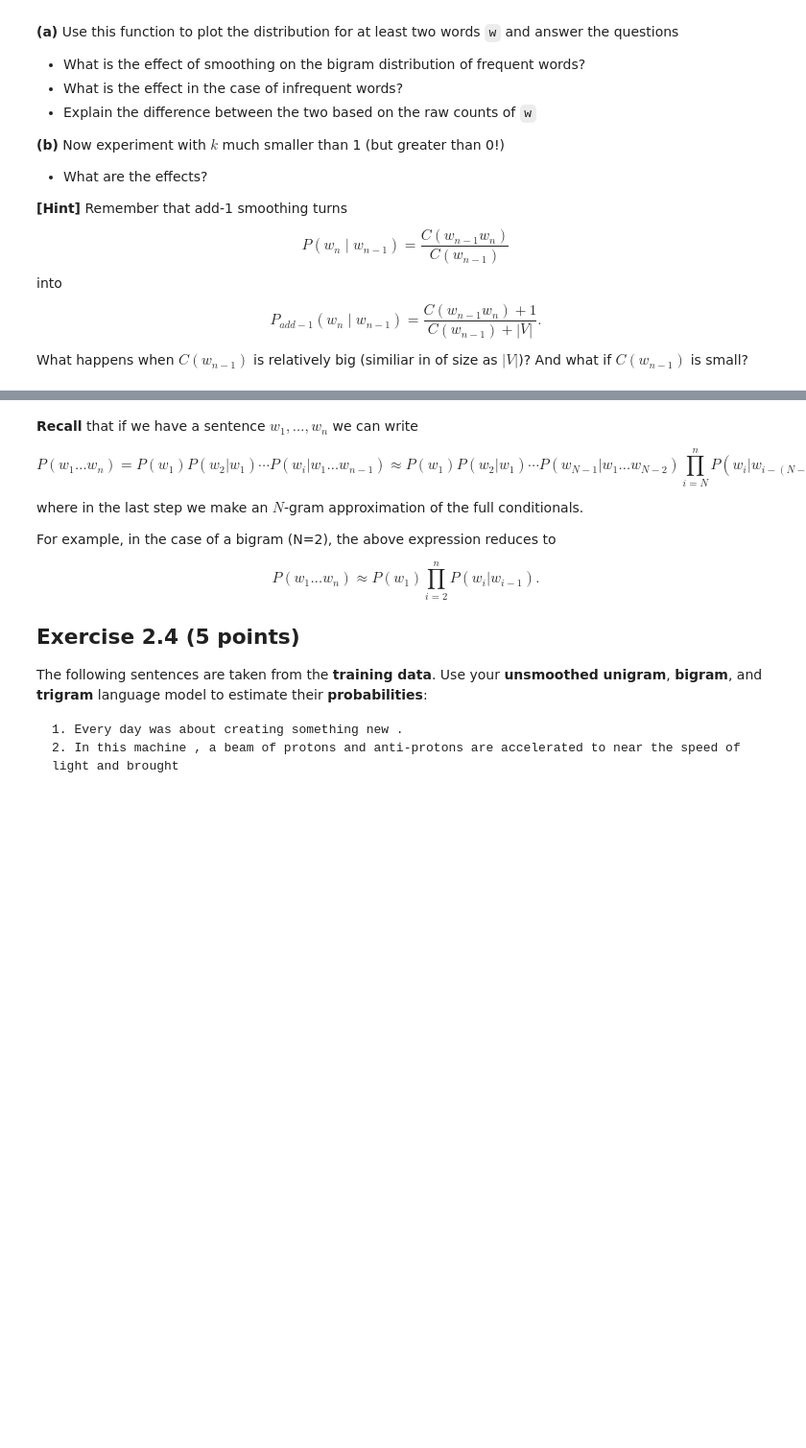
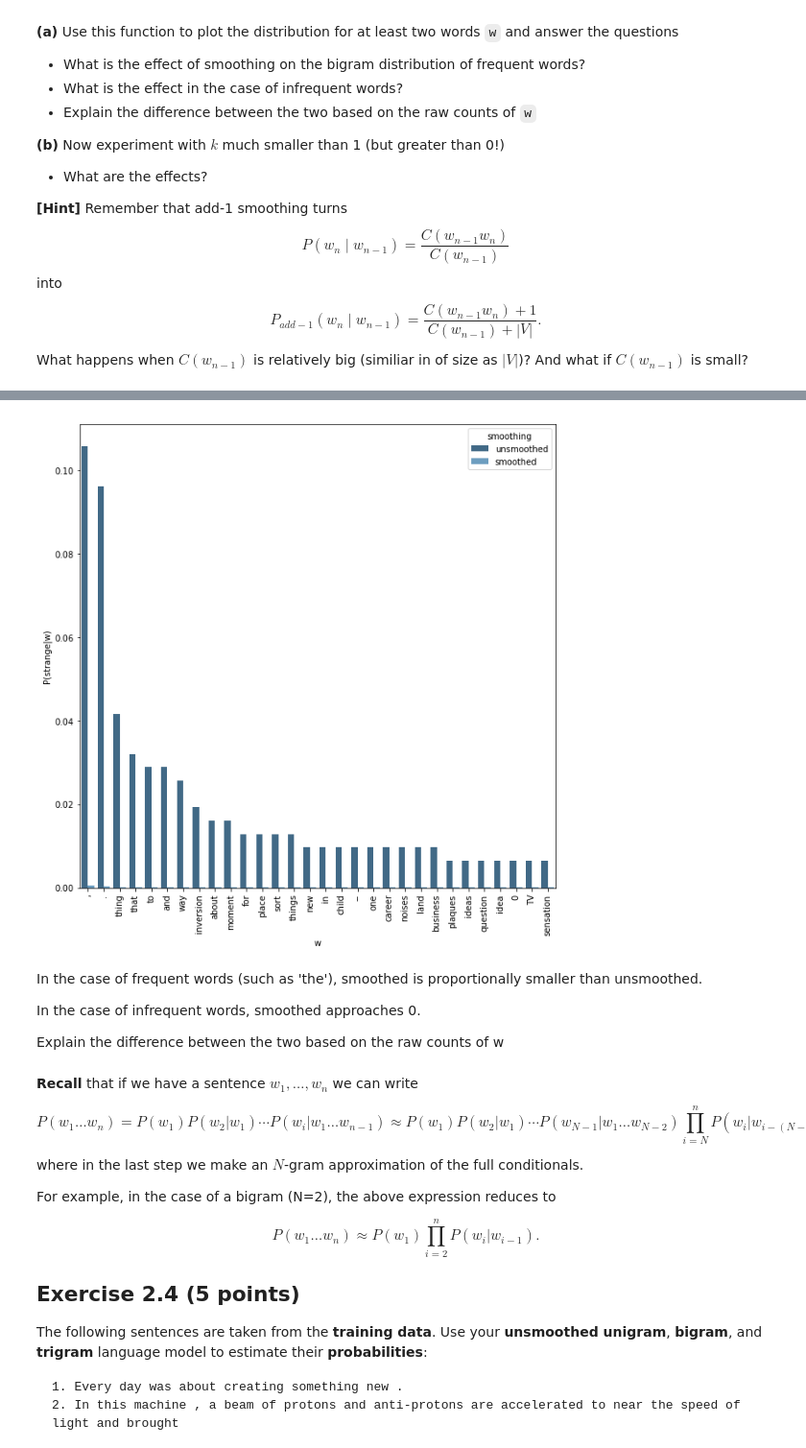
Before and after one commit to AIJoris/NLP1, a Jupyter notebook: lab1/lab1.ipynb, the cells around one changed output, grey strips where cells are left out. Shown at 96% size. Cells and saved outputs as stored; diff of their text form; code cells hidden in the pictures; blank space fills up the shorter version.

```diff
--- a/lab1/lab1.ipynb
+++ b/lab1/lab1.ipynb
@@ -635,3 +657,14 @@ YOUR ANSWERS HERE
+# %%
+plot_bigram_dist('strange', bigram, smoothbigram)
+# %% [output]
+[figure, added]
+# %% [markdown]
+In the case of frequent words (such as 'the'), smoothed is proportionally smaller than unsmoothed.
+
+In the case of infrequent words, smoothed approaches 0.
+
+
+Explain the difference between the two based on the raw counts of w
 # %% [markdown]
 
 **Recall** that if we have a sentence $w_1,\dots,w_n$ we can write
```
Also changed, not shown: parts of 15 cells of this notebook.
